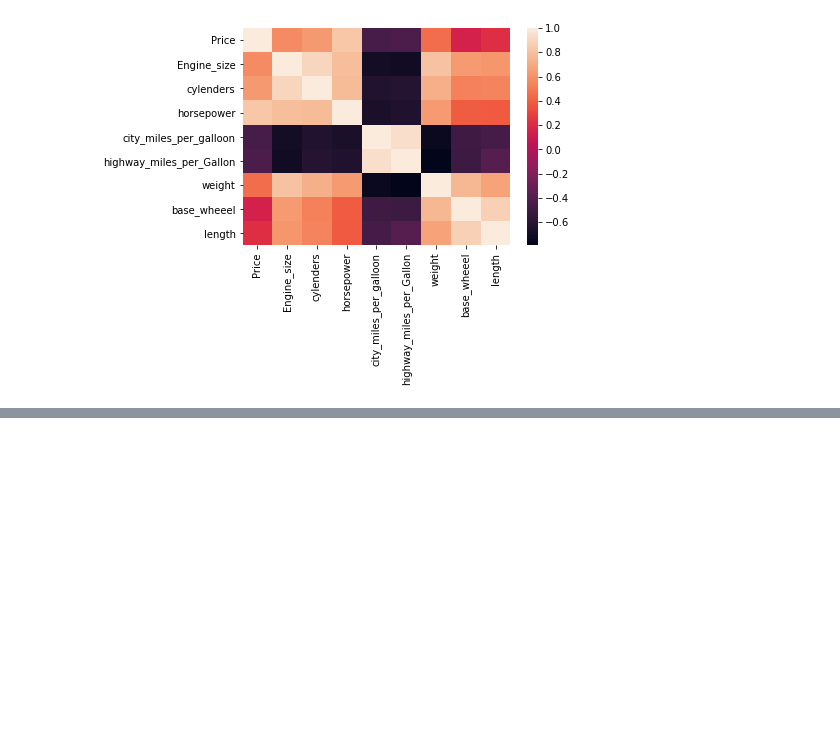
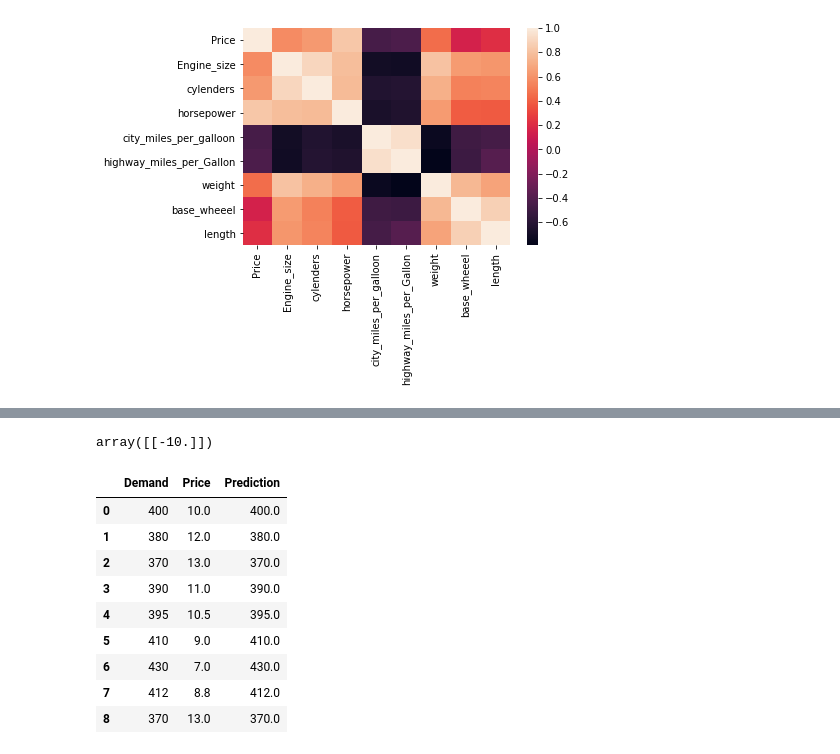
Before and after one commit to Abdelhamid-khamis/Course-Data-Science-and-Supply-Chain-analytics-with-Python, a Jupyter notebook: Section 5 - Supply chain statistical analysis/section 5 - Hameed.ipynb, the cells around one changed output, grey strips where cells are left out. Cells and saved outputs as stored; diff of their text form; code cells hidden in the pictures; blank space fills up the shorter version.

```diff
--- a/Section 5 - Supply chain statistical analysis/section 5 - Hameed.ipynb
+++ b/Section 5 - Supply chain statistical analysis/section 5 - Hameed.ipynb
@@ -269,0 +318,36 @@ detect_outliers(dataset= sales)
+# %%
+from sklearn.linear_model import LinearRegression
+import pandas as pd
+import numpy as np
+
+pricing_data = pd.read_excel("pricing.xlsx")
+pricing_data
+
+### args of the fit() method should be 2D arrays, so we will reshape the columns' values
+x_dependant_variables = pricing_data.Price.values.reshape(-1, 1)
+y_independant_variables = pricing_data.Demand.values.reshape(-1, 1)
+
+### initialize the enviorenment (create the model object)
+model = LinearRegression()
+
+model.fit(X=x_dependant_variables,y=y_independant_variables)
+
+### get the (a [x coefficent] & b [Y-intercept]) of the eqn
+display(model.coef_)    # array([[-10.]])
+model.intercept_    # array([500.])
+
+### predict the demand associated with the price using the linear model approach
+pricing_data["Prediction"] = model.predict(x_dependant_variables)
+pricing_data
+# %% [output]
+array([[-10.]])
+|  | Demand | Price | Prediction |
+| 0 | 400 | 10.0 | 400.0 |
+| 1 | 380 | 12.0 | 380.0 |
+| 2 | 370 | 13.0 | 370.0 |
+| 3 | 390 | 11.0 | 390.0 |
+| 4 | 395 | 10.5 | 395.0 |
+| 5 | 410 | 9.0 | 410.0 |
+| 6 | 430 | 7.0 | 430.0 |
+| 7 | 412 | 8.8 | 412.0 |
+| 8 | 370 | 13.0 | 370.0 |
```
Also changed, not shown: parts of 8 cells of this notebook, 4 other files.
